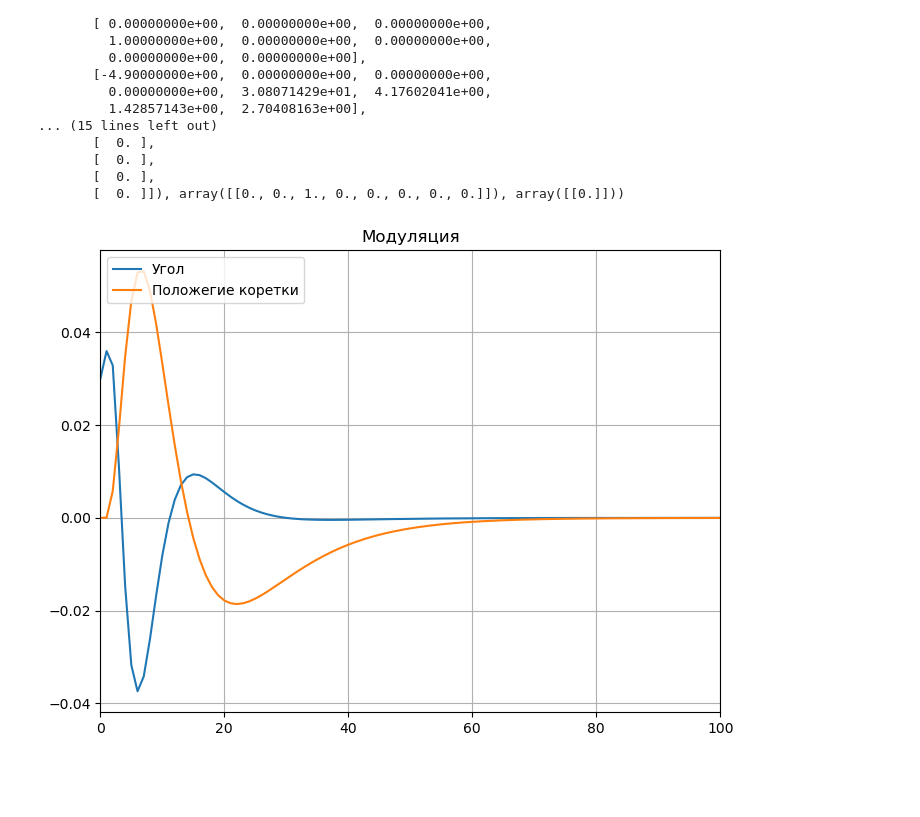
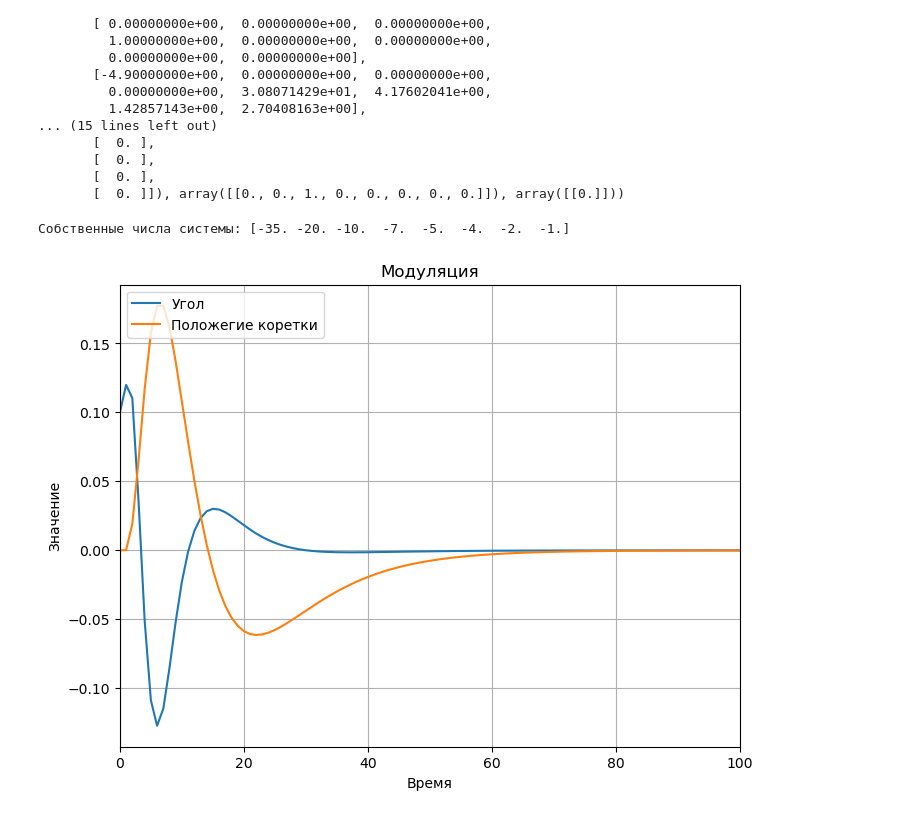
Before and after one commit to Filip-GG/TAU, a Jupyter notebook: kurs/main.ipynb, the cells around one changed output. Drawn from its saved outputs; the diff is of its cells as text; code cells hidden in the pictures; blank space fills up the shorter version.

```diff
--- a/kurs/main.ipynb
+++ b/kurs/main.ipynb
@@ -604,6 +626,11 @@ StateSpace(array([[ 0.00000000e+00,  1.00000000e+00,  0.00000000e+00,
        [  0. ],
        [  0. ],
        [  0. ]]), array([[0., 0., 1., 0., 0., 0., 0., 0.]]), array([[0.]]))
+# %%
+eig = np.linalg.eig(sys_reg_.A)
+print(f"Собственные числа системы: {eig[0]}")
+# %% [output]
+Собственные числа системы: [-35. -20. -10.  -7.  -5.  -4.  -2.  -1.]
 # %%
 def regul_sys_(y, t):
     """
@@ -657,16 +684,18 @@ def model_reg_(
     sol = odeint(func, initial_conditions, t)
     return sol
 # %%
-stats = model_reg_(regul_sys_, 0.03, 0, 100, 0.1)
+stats = model_reg_(regul_sys_, 0.1, 0, 100, 0.1)
 # %%
 plt.figure(figsize=(8, 6))
 plt.plot(stats[:, 0], label = 'Угол')
 plt.plot(stats[:, 2], label = 'Положегие коретки')
 
 plt.legend(loc = 'upper left')
 plt.xlim(0, 100)
+plt.xlabel('Время')
+plt.ylabel('Значение')
 plt.grid()
 plt.title('Модуляция')
 plt.show()
 # %% [output]
-[figure, old version]
+[figure, new version]
```
Also changed, not shown: parts of 6 cells of this notebook, 2 other files.
